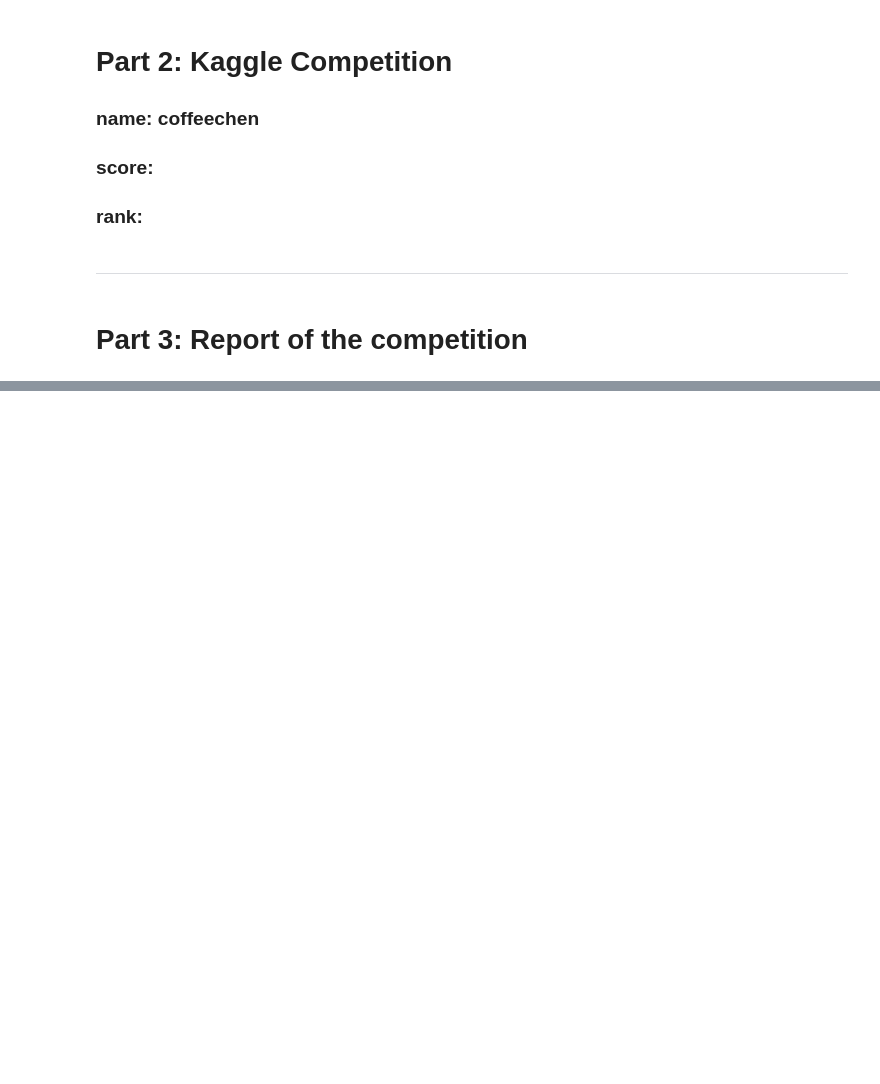
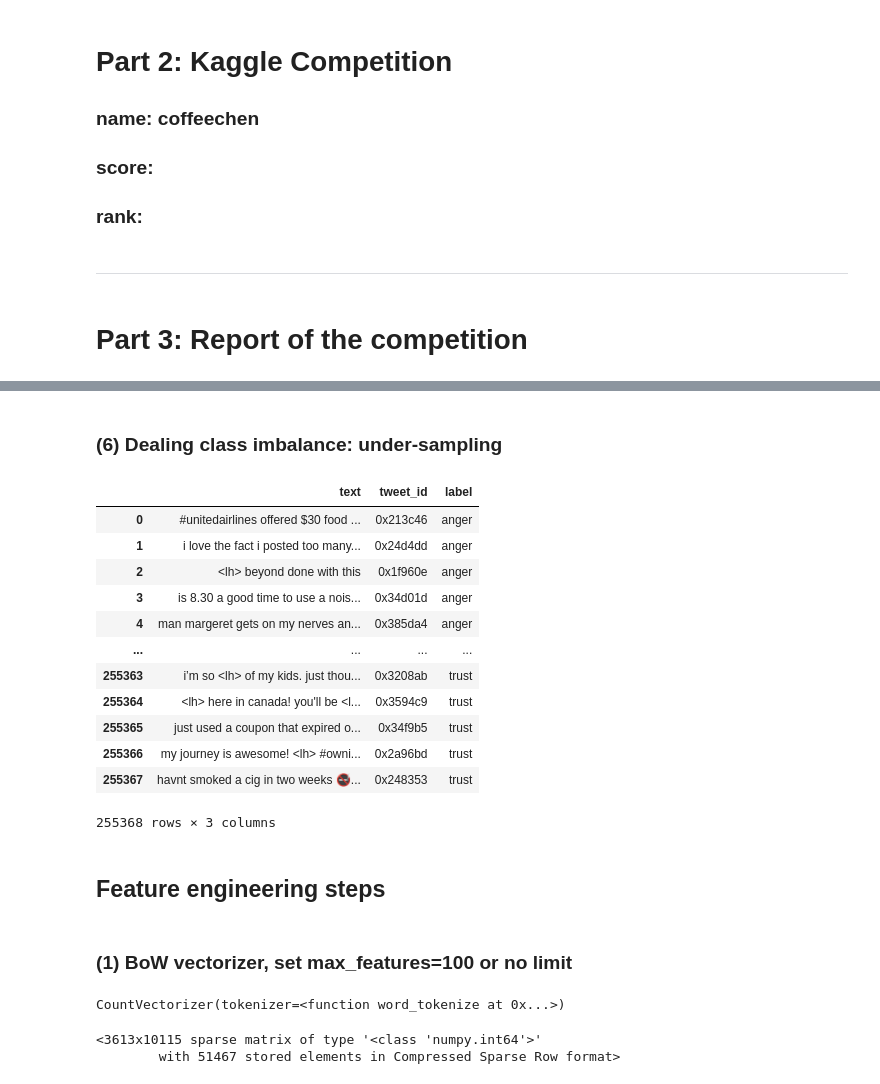
Before and after one commit to Coffeeps/DM-HW2, a Jupyter notebook: HW2_0125.ipynb, the cells around one changed output, grey strips where cells are left out. Saved outputs shown, nothing was run; the diff lists cells and outputs as text; code cells hidden in the pictures; blank space fills up the shorter version.

```diff
--- a/HW2_0125.ipynb
+++ b/HW2_0125.ipynb
@@ -540,0 +639,46 @@ for label, x, y in zip(target_words, X_tsne[:target_size, 0], X_tsne[:target_siz
+# %% [markdown]
+### (6) Dealing class imbalance: under-sampling
+# %%
+from imblearn.under_sampling import RandomUnderSampler
+
+rus = RandomUnderSampler(random_state=42)
+X_res, y_res = rus.fit_resample(X_train, y_train)
+
+data_train_un = pd.DataFrame(X_res)
+X_res
+# %% [output]
+|  | text | tweet_id | label |
+| 0 | #unitedairlines offered $30 food ... | 0x213c46 | anger |
+| 1 | i love the fact i posted too many... | 0x24d4dd | anger |
+| 2 | <lh> beyond done with this | 0x1f960e | anger |
+| 3 | is 8.30 a good time to use a nois... | 0x34d01d | anger |
+| 4 | man margeret gets on my nerves an... | 0x385da4 | anger |
+| ... | ... | ... | ... |
+| 255363 | i’m so <lh> of my kids. just thou... | 0x3208ab | trust |
+| 255364 | <lh> here in canada! you'll be <l... | 0x3594c9 | trust |
+| 255365 | just used a coupon that expired o... | 0x34f9b5 | trust |
+| 255366 | my journey is awesome! <lh> #owni... | 0x2a96bd | trust |
+| 255367 | havnt smoked a cig in two weeks 🚭... | 0x248353 | trust |
+255368 rows × 3 columns
+# %% [markdown]
+## Feature engineering steps
+# %% [markdown]
+### (1) BoW vectorizer, set max_features=100 or no limit
+# %%
+import nltk
+from nltk import word_tokenize
+from sklearn.feature_extraction.text import CountVectorizer
+from sklearn.feature_extraction.text import TfidfVectorizer
+BOW_vectorizer = CountVectorizer()
+# 1. Learn a vocabulary dictionary of all tokens in the raw documents.
+BOW_vectorizer.fit(train_df['text'])
+
+# 2. Transform documents to document-term matrix.
+X_train_data_BOW_features = BOW_vectorizer.transform(train_df['text'])
+X_test_data_BOW_features = BOW_vectorizer.transform(test_df['text'])
+
+count_vect = CountVectorizer(max_features=100, tokenizer=nltk.word_tokenize)
+count_vect = CountVectorizer(tokenizer=nltk.word_tokenize)
+count_vect.fit(train_df['text'])
+# %% [output]
+CountVectorizer(tokenizer=<function word_tokenize at 0x...>)
@@ -540,0 +698,6 @@ for label, x, y in zip(target_words, X_tsne[:target_size, 0], X_tsne[:target_siz
+# %%
+# check the result
+X_train_data_BOW_features
+# %% [output]
+<3613x10115 sparse matrix of type '<class 'numpy.int64'>'
+        with 51467 stored elements in Compressed Sparse Row format>
```
Also changed, not shown: parts of 32 cells of this notebook.
